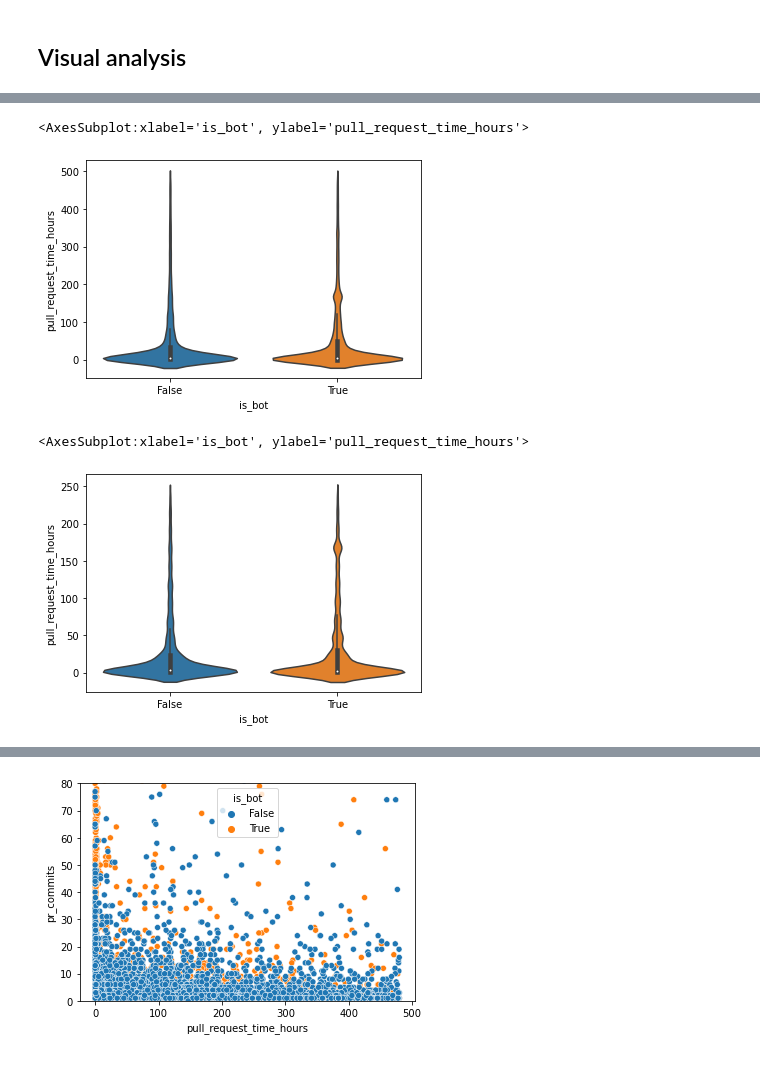
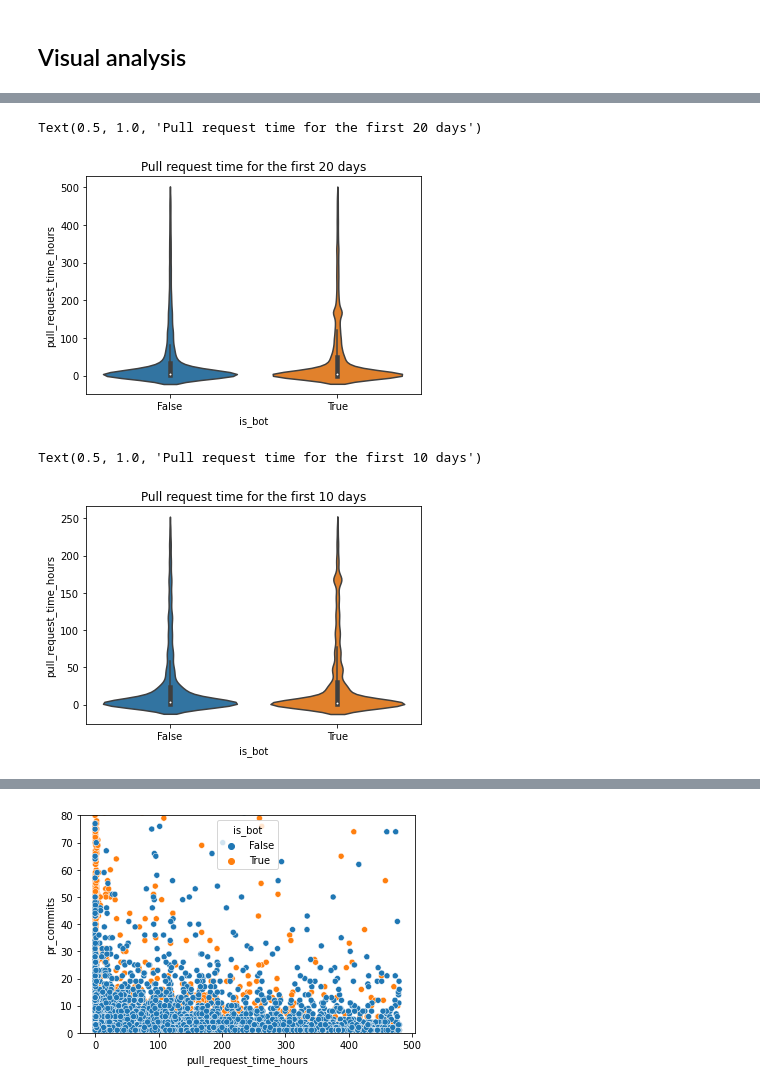
Before and after one commit to AnnikaLarissa/Bot_activity_on_github, a Jupyter notebook: pull_request_speed.ipynb, the cells around one changed output, grey strips where cells are left out. Drawn from its saved outputs; the diff is of its cells as text; code cells hidden in the pictures.

Commit message:
added more visualizations

```diff
--- a/pull_request_speed.ipynb
+++ b/pull_request_speed.ipynb
@@ -124,12 +148,12 @@ Observation:
 # %%
 # Pull request time 20 days
-sns.violinplot(data=filtered_20_df, x="is_bot", y="pull_request_time_hours")
+sns.violinplot(data=filtered_20_df, x="is_bot", y="pull_request_time_hours").set_title("Pull request time for the first 20 days")
 # %% [output]
-<AxesSubplot:xlabel='is_bot', ylabel='pull_request_time_hours'>
+Text(0.5, 1.0, 'Pull request time for the first 20 days')
-[figure, old version]
+[figure, new version]
 # %%
 # Pull request time 10 days
-sns.violinplot(data=filtered_10_df, x="is_bot", y="pull_request_time_hours")
+sns.violinplot(data=filtered_10_df, x="is_bot", y="pull_request_time_hours").set_title("Pull request time for the first 10 days")
 # %% [output]
-<AxesSubplot:xlabel='is_bot', ylabel='pull_request_time_hours'>
+Text(0.5, 1.0, 'Pull request time for the first 10 days')
-[figure, old version]
+[figure, new version]
```
Also changed, not shown: parts of 8 cells of this notebook.
